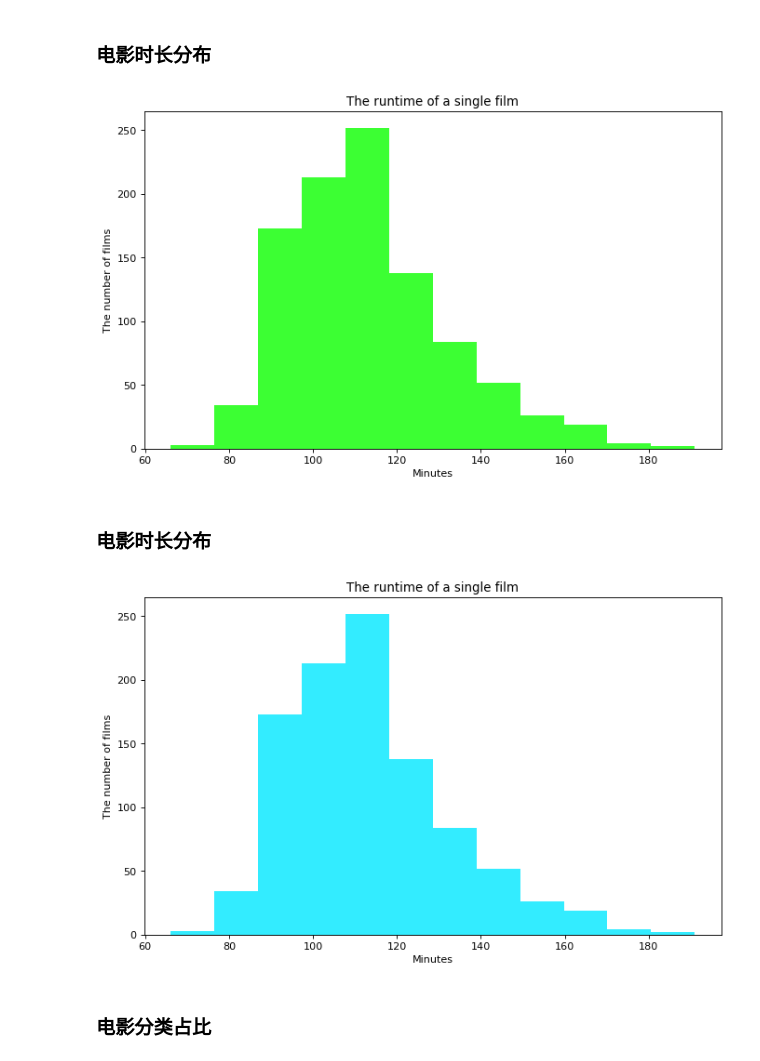
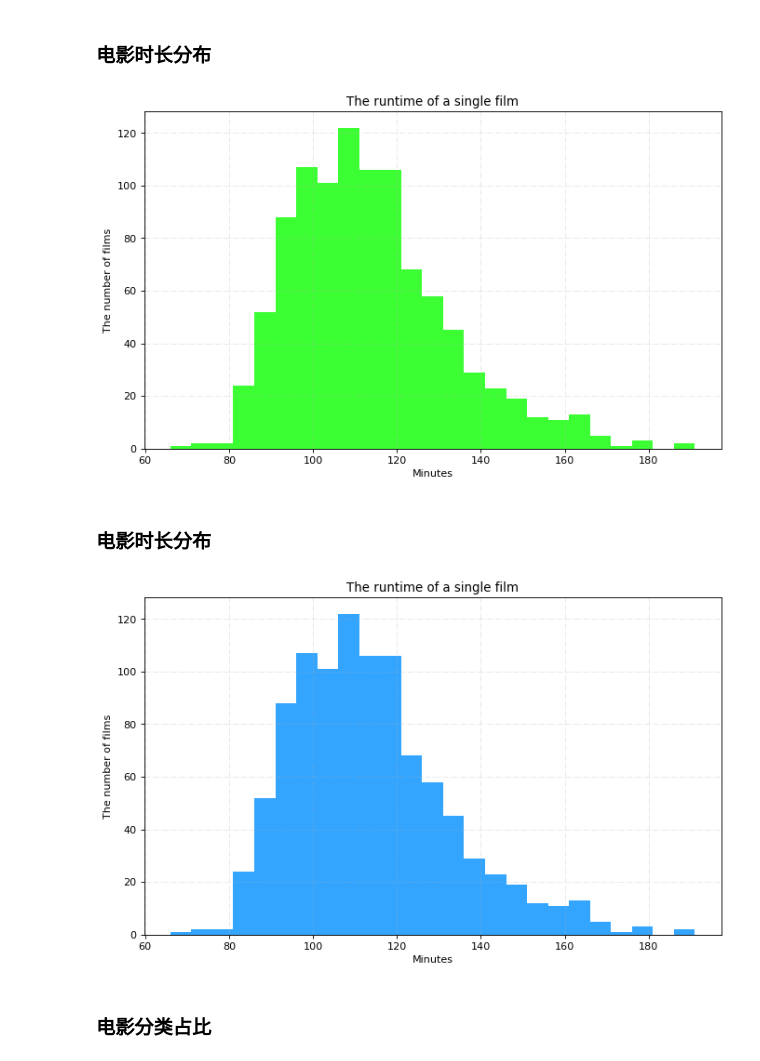
Before and after one commit to xiao-wei-zhou/2006-2016-Film-production, a Jupyter notebook: Film Production 2006-2016.ipynb, the cells around one changed output. Saved outputs shown, nothing was run; the diff lists cells and outputs as text; code cells hidden in the pictures.

```diff
--- a/Film Production 2006-2016.ipynb
+++ b/Film Production 2006-2016.ipynb
@@ -142,8 +144,10 @@ Name: Revenue (Millions), dtype: float64
 df_time = df['Runtime (Minutes)'].values.tolist()
 
 plt.figure(figsize = (10,6), dpi= 80)
-dst = int((max(df_time)-min(df_time))/10)
+dst = int((max(df_time)-min(df_time))/5)
 plt.hist(df_time,bins = dst,color = '#3CFF33')
+# plt.xticks(range(min(df_time),max(df_time)))[::5]
+plt.grid(linestyle = '-.',alpha = 0.3)
 
 plt.title('The runtime of a single film')
 plt.xlabel('Minutes')
@@ -151,21 +155,22 @@ plt.ylabel('The number of films')
 
 plt.show()
 # %% [output]
-[figure, old version]
+[figure, new version]
 # %% [markdown]
 ### 电影时长分布
 # %%
 plt.figure(figsize = (10,6), dpi= 80)
-dst = int((max(df['Runtime (Minutes)'])-min(df['Runtime (Minutes)']))/10)
-plt.hist(df['Runtime (Minutes)'],bins = dst,color = ['#33ECFF'])
+dst = int((max(df['Runtime (Minutes)'])-min(df['Runtime (Minutes)']))/5)
+plt.hist(df['Runtime (Minutes)'],bins = dst,color = ['#33A5FF'])
+plt.grid(linestyle = '-.',alpha = 0.3)
 
 plt.title('The runtime of a single film')
 plt.xlabel('Minutes')
 plt.ylabel('The number of films')
 
 plt.show()
 # %% [output]
-[figure, old version]
+[figure, new version]
 # %% [markdown]
 ### 电影分类占比
 # %%
```
Also changed, not shown: parts of 2 cells of this notebook.
